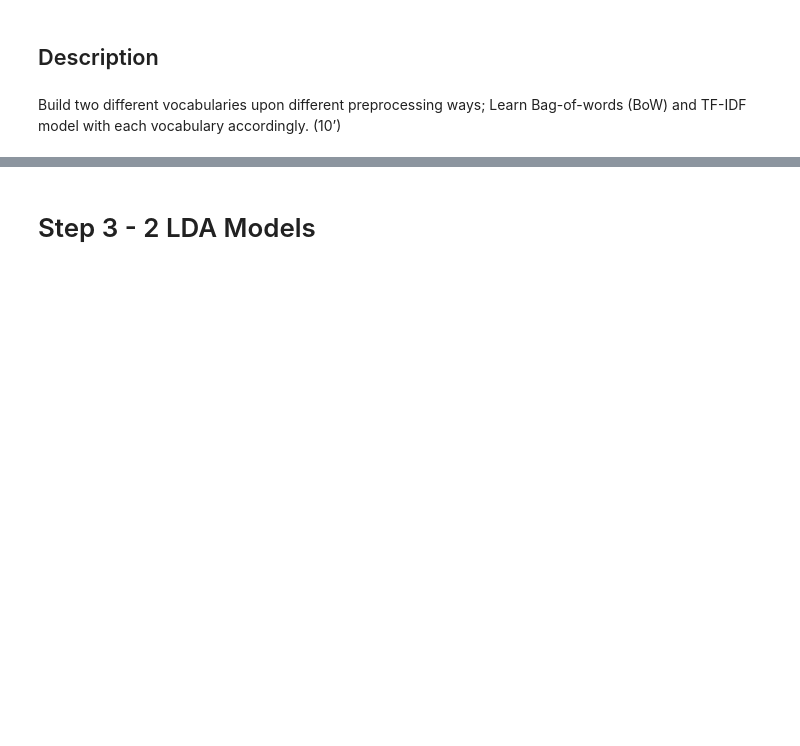
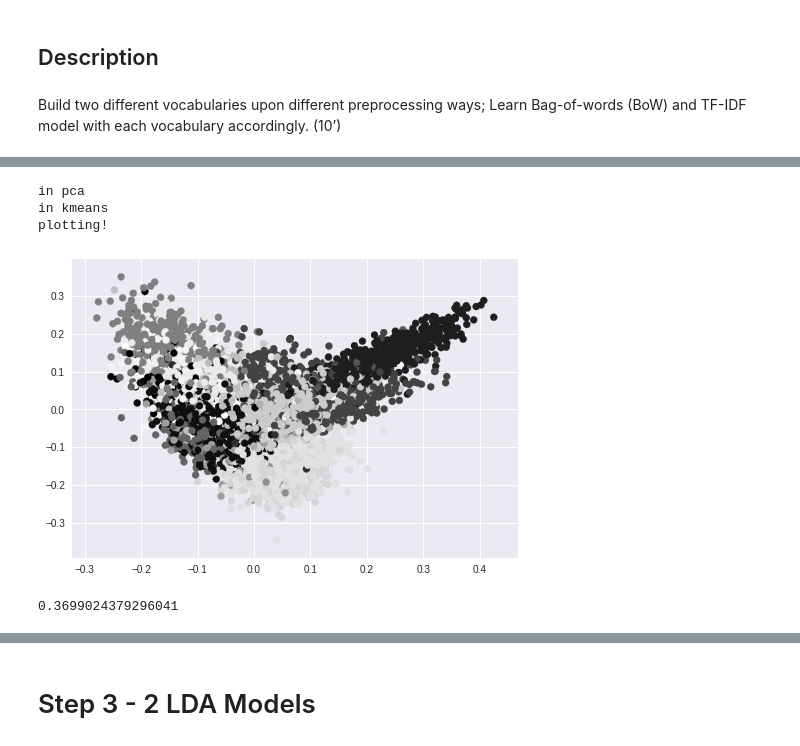
Before and after one commit to josh-english/DataVisualization, a Jupyter notebook: Midterm.ipynb, the cells around one changed output, grey strips where cells are left out. Saved outputs shown, nothing was run; the diff lists cells and outputs as text; code cells hidden in the pictures; blank space fills up the shorter version.

```diff
--- a/Midterm.ipynb
+++ b/Midterm.ipynb
@@ -67,0 +275,23 @@ Build two different vocabularies upon different preprocessing ways; Learn Bag-of
+# %%
+#reduce dimensionality of BoW for kmeans graph
+print("in pca")
+pca = PCA(n_components=2).fit(X_tf)
+data2D = pca.transform(X_tf)
+#BoW Kmeans
+print("in kmeans")
+true_k = 20
+model = KMeans(n_clusters=true_k, init='k-means++', max_iter=100, n_init=1)
+model.fit(X_tf)
+#plot kmeans reduced to 2d
+print("plotting!")
+plt.scatter(data2D[:,0], data2D[:,1], c=model.labels_)
+plt.show()
+
+from sklearn.metrics.cluster import normalized_mutual_info_score
+normalized_mutual_info_score(twenty_train.target, model.labels_)
+# %% [output]
+in pca
+in kmeans
+plotting!
+[figure, added]
+0.3699024379296041
```
Also changed, not shown: parts of 34 cells of this notebook.
